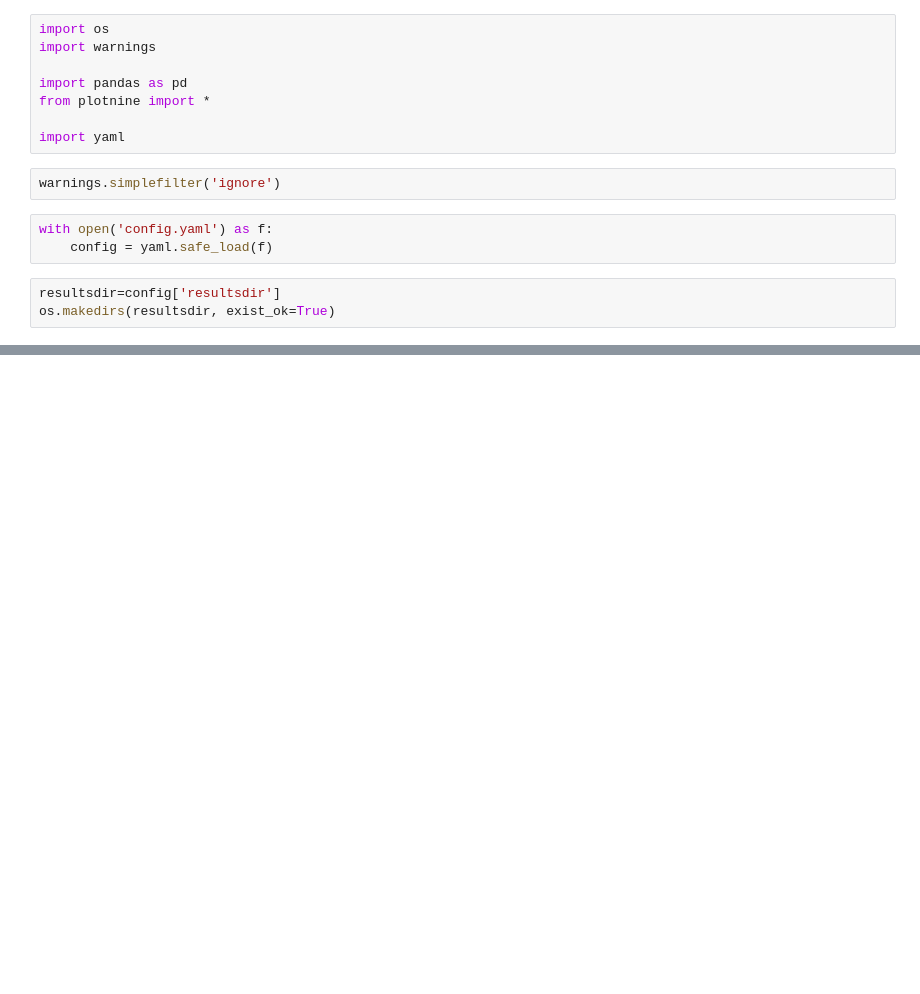
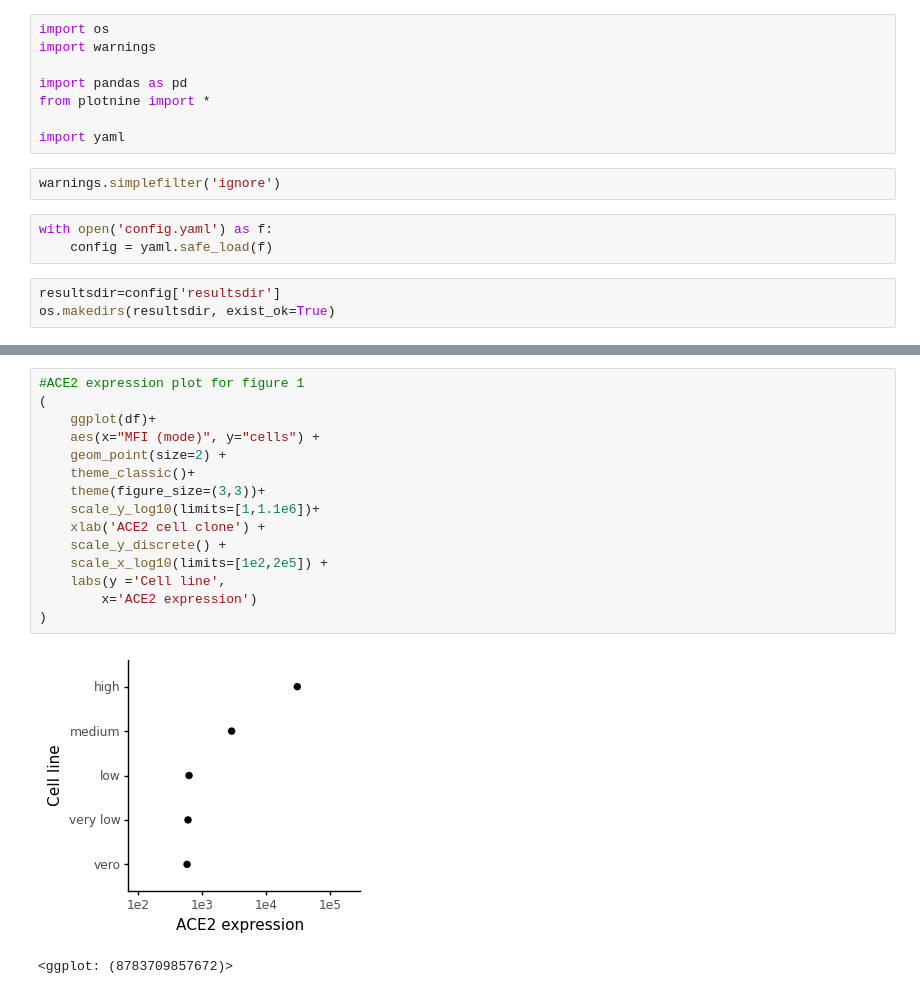
Before and after one commit to jbloomlab/Ace2_expression_neuts, a Jupyter notebook: ACE2_expression_vs_infectivity.ipynb, the cells around one changed output, grey strips where cells are left out. Cells and saved outputs as stored; diff of their text form; blank space fills up the shorter version.

```diff
--- a/ACE2_expression_vs_infectivity.ipynb
+++ b/ACE2_expression_vs_infectivity.ipynb
@@ -97,0 +108,18 @@ df['cells'] = pd.Categorical(df['cells'], categories=cat_order, ordered=True)
+# %%
+#ACE2 expression plot for figure 1
+(
+    ggplot(df)+
+    aes(x="MFI (mode)", y="cells") +
+    geom_point(size=2) +
+    theme_classic()+
+    theme(figure_size=(3,3))+
+    scale_y_log10(limits=[1,1.1e6])+
+    xlab('ACE2 cell clone') +
+    scale_y_discrete() +
+    scale_x_log10(limits=[1e2,2e5]) +
+    labs(y ='Cell line',
+        x='ACE2 expression')
+)
+# %% [output]
+[figure, added]
+<ggplot: (8783709857672)>
```
Also changed, not shown: parts of 5 cells of this notebook, 11 other files.
